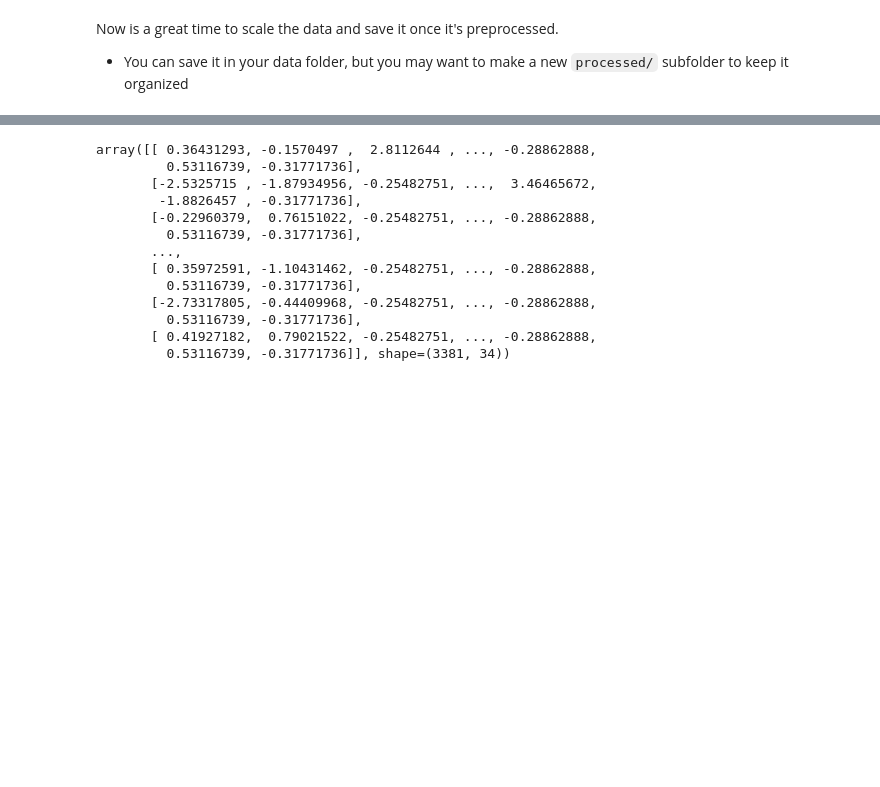
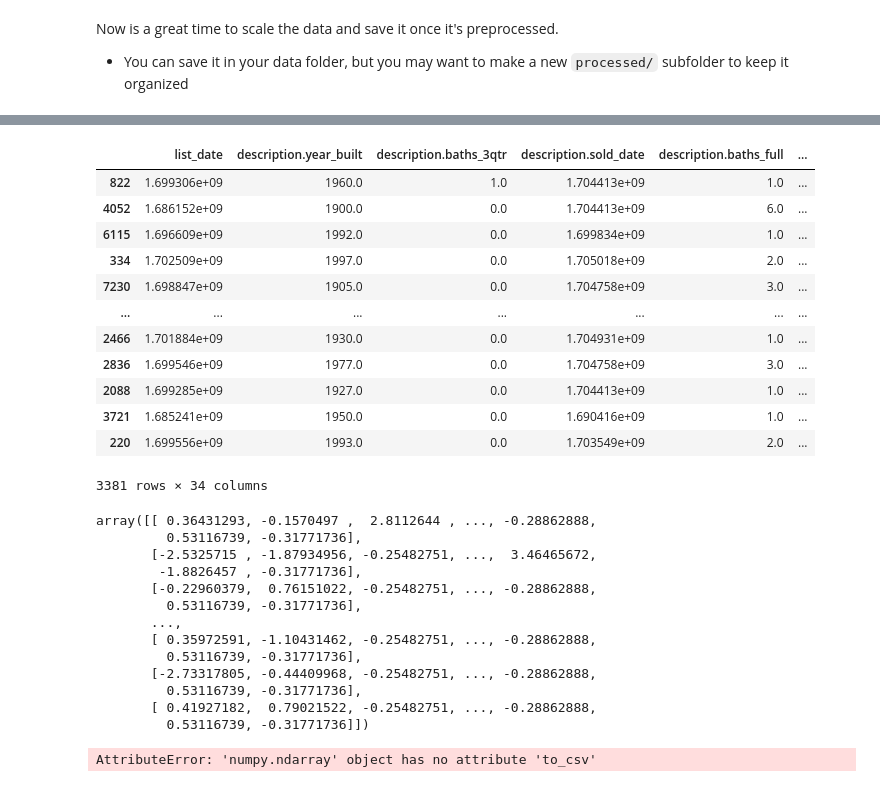
Before and after one commit to Gur212/Data-Science-Midterm-Project, a Jupyter notebook: notebooks/1 - EDA.ipynb, the cells around one changed output, grey strips where cells are left out. Saved outputs shown, nothing was run; the diff lists cells and outputs as text; code cells hidden in the pictures; blank space fills up the shorter version.

```diff
--- a/notebooks/1 - EDA.ipynb
+++ b/notebooks/1 - EDA.ipynb
@@ -894,10 +905,28 @@ X_train.head()
+# %%
+X_train
+# %% [output]
+|  | list_date | description.year_built | description.baths_3qtr | description.sold_date | description.baths_full | ... |
+| 822 | 1.699306e+09 | 1960.0 | 1.0 | 1.704413e+09 | 1.0 | ... |
+| 4052 | 1.686152e+09 | 1900.0 | 0.0 | 1.704413e+09 | 6.0 | ... |
+| 6115 | 1.696609e+09 | 1992.0 | 0.0 | 1.699834e+09 | 1.0 | ... |
+| 334 | 1.702509e+09 | 1997.0 | 0.0 | 1.705018e+09 | 2.0 | ... |
+| 7230 | 1.698847e+09 | 1905.0 | 0.0 | 1.704758e+09 | 3.0 | ... |
+| ... | ... | ... | ... | ... | ... | ... |
+| 2466 | 1.701884e+09 | 1930.0 | 0.0 | 1.704931e+09 | 1.0 | ... |
+| 2836 | 1.699546e+09 | 1977.0 | 0.0 | 1.704758e+09 | 3.0 | ... |
+| 2088 | 1.699285e+09 | 1927.0 | 0.0 | 1.704413e+09 | 1.0 | ... |
+| 3721 | 1.685241e+09 | 1950.0 | 0.0 | 1.690416e+09 | 1.0 | ... |
+| 220 | 1.699556e+09 | 1993.0 | 0.0 | 1.703549e+09 | 2.0 | ... |
+3381 rows × 34 columns
 # %%
 #Define transformer
 scaler = StandardScaler()
 
 #Fit and transform the data
 X_train_scaled = scaler.fit_transform(X_train)
-# X_test_scaled = scaler.transform(X_test)
+
+#Transform test data using scaler fit to training data to prevent leakage
+X_test_scaled = scaler.transform(X_test)
 
 
 X_train_scaled
@@ -914,4 +943,4 @@ array([[ 0.36431293, -0.1570497 ,  2.8112644 , ..., -0.28862888,
        [-2.73317805, -0.44409968, -0.25482751, ..., -0.28862888,
          0.53116739, -0.31771736],
        [ 0.41927182,  0.79021522, -0.25482751, ..., -0.28862888,
-         0.53116739, -0.31771736]], shape=(3381, 34))
+         0.53116739, -0.31771736]])
@@ -917,0 +958,5 @@ array([[ 0.36431293, -0.1570497 ,  2.8112644 , ..., -0.28862888,
+# %%
+X_train_scaled.to_csv('../data/preprocessed/X_train_scaled.csv')
+X_test_scaled.to_csv('../data/preprocessed/X_test_scaled.csv')
+# %% [output]
+AttributeError: 'numpy.ndarray' object has no attribute 'to_csv'
```
Also changed, not shown: parts of 7 cells of this notebook, 3 other files.
